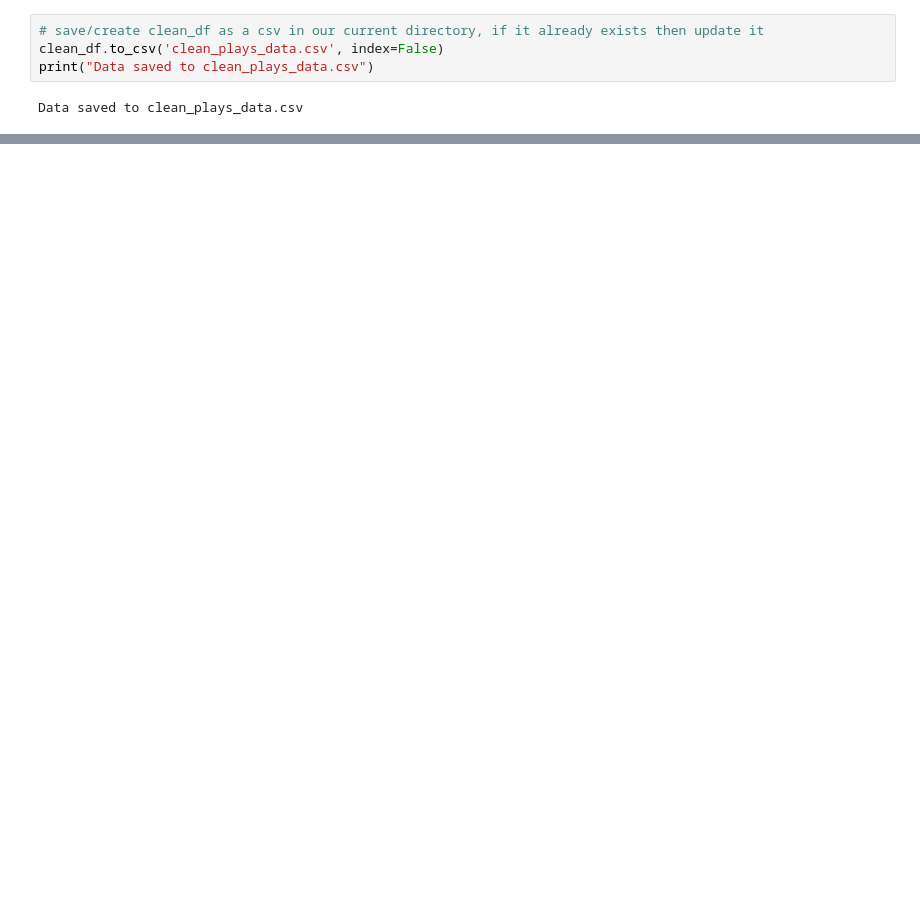
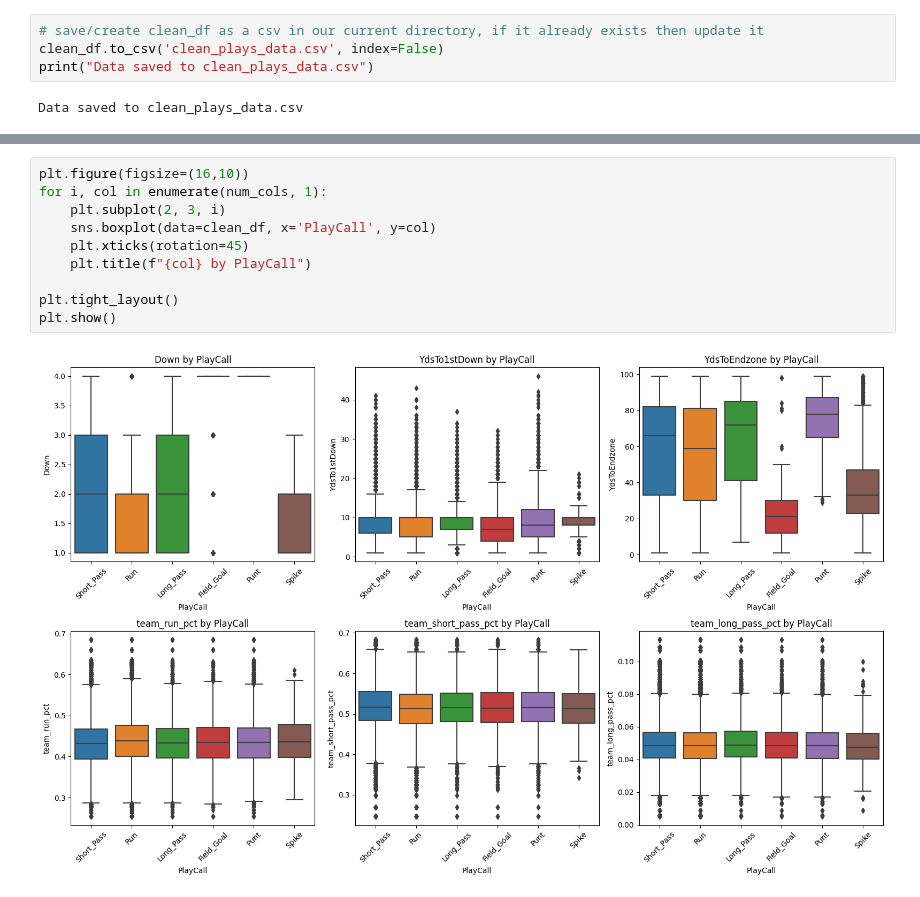
Before and after one commit to riccimason99/DSCI_631_Final_Project, a Jupyter notebook: sandbox.ipynb, the cells around one changed output, grey strips where cells are left out. Saved outputs shown, nothing was run; the diff lists cells and outputs as text; blank space fills up the shorter version.

Commit message:
data viz, model creation, testing and evaluation

```diff
--- a/sandbox.ipynb
+++ b/sandbox.ipynb
@@ -263,0 +302,12 @@ Data saved to clean_plays_data.csv
+# %%
+plt.figure(figsize=(16,10))
+for i, col in enumerate(num_cols, 1):
+    plt.subplot(2, 3, i)
+    sns.boxplot(data=clean_df, x='PlayCall', y=col)
+    plt.xticks(rotation=45)
+    plt.title(f"{col} by PlayCall")
+
+plt.tight_layout()
+plt.show()
+# %% [output]
+[figure, added]
```
Also changed, not shown: parts of 26 cells of this notebook.
